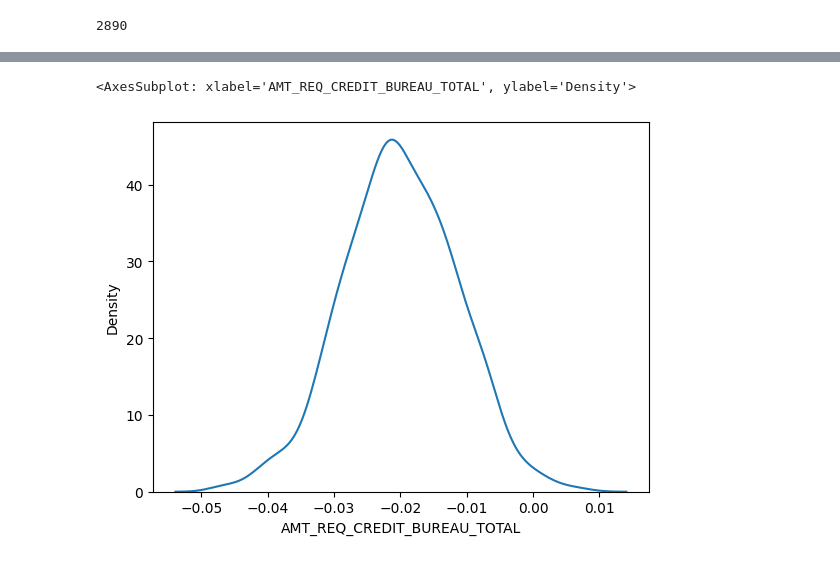
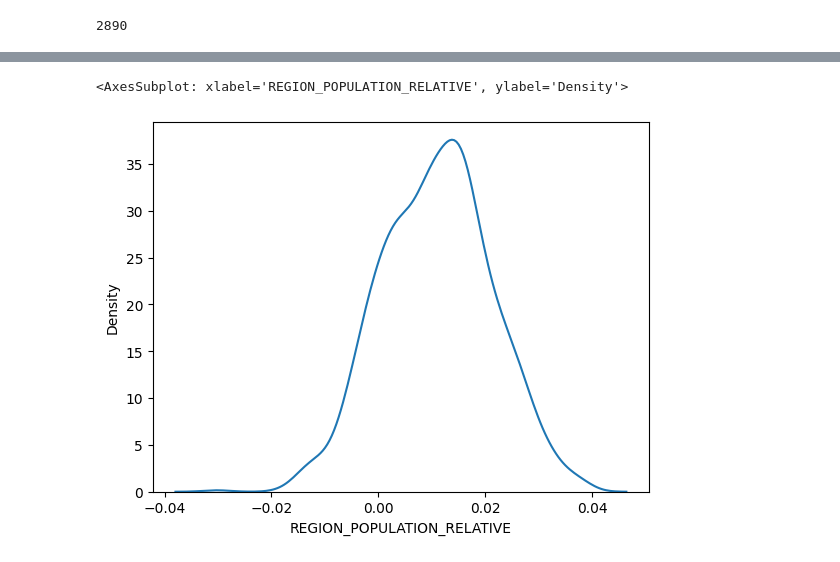
Before and after one commit to bruno-polimi/nonparametric_2022_23, a Jupyter notebook: RENBOOT/risultati_piu_covariate/open_results_bootstrap.ipynb, the cells around one changed output, grey strips where cells are left out. Saved outputs shown, nothing was run; the diff lists cells and outputs as text; code cells hidden in the pictures.

```diff
--- a/RENBOOT/risultati_piu_covariate/open_results_bootstrap.ipynb
+++ b/RENBOOT/risultati_piu_covariate/open_results_bootstrap.ipynb
@@ -208,5 +187,5 @@ array([-3.50145742e-02, -2.65878673e-02, -2.83405731e-02, -5.57811356e-03,
 # %%
-sns.kdeplot(df_saved_results['AMT_REQ_CREDIT_BUREAU_TOTAL'])
+sns.kdeplot(df_saved_results['REGION_POPULATION_RELATIVE'])
 # %% [output]
-<AxesSubplot: xlabel='AMT_REQ_CREDIT_BUREAU_TOTAL', ylabel='Density'>
+<AxesSubplot: xlabel='REGION_POPULATION_RELATIVE', ylabel='Density'>
-[figure, old version]
+[figure, new version]
```
Also changed, not shown: parts of 5 cells of this notebook.
